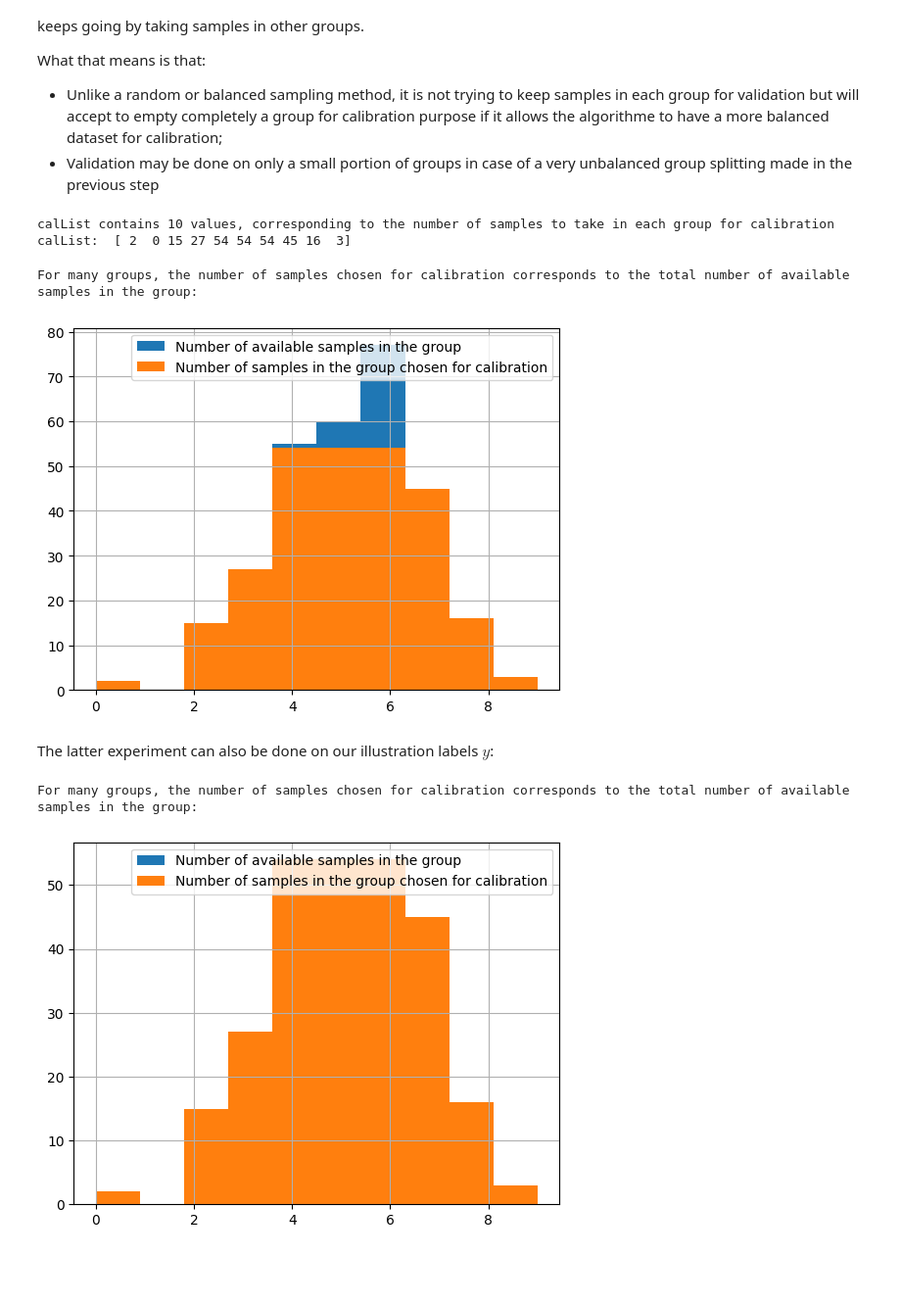
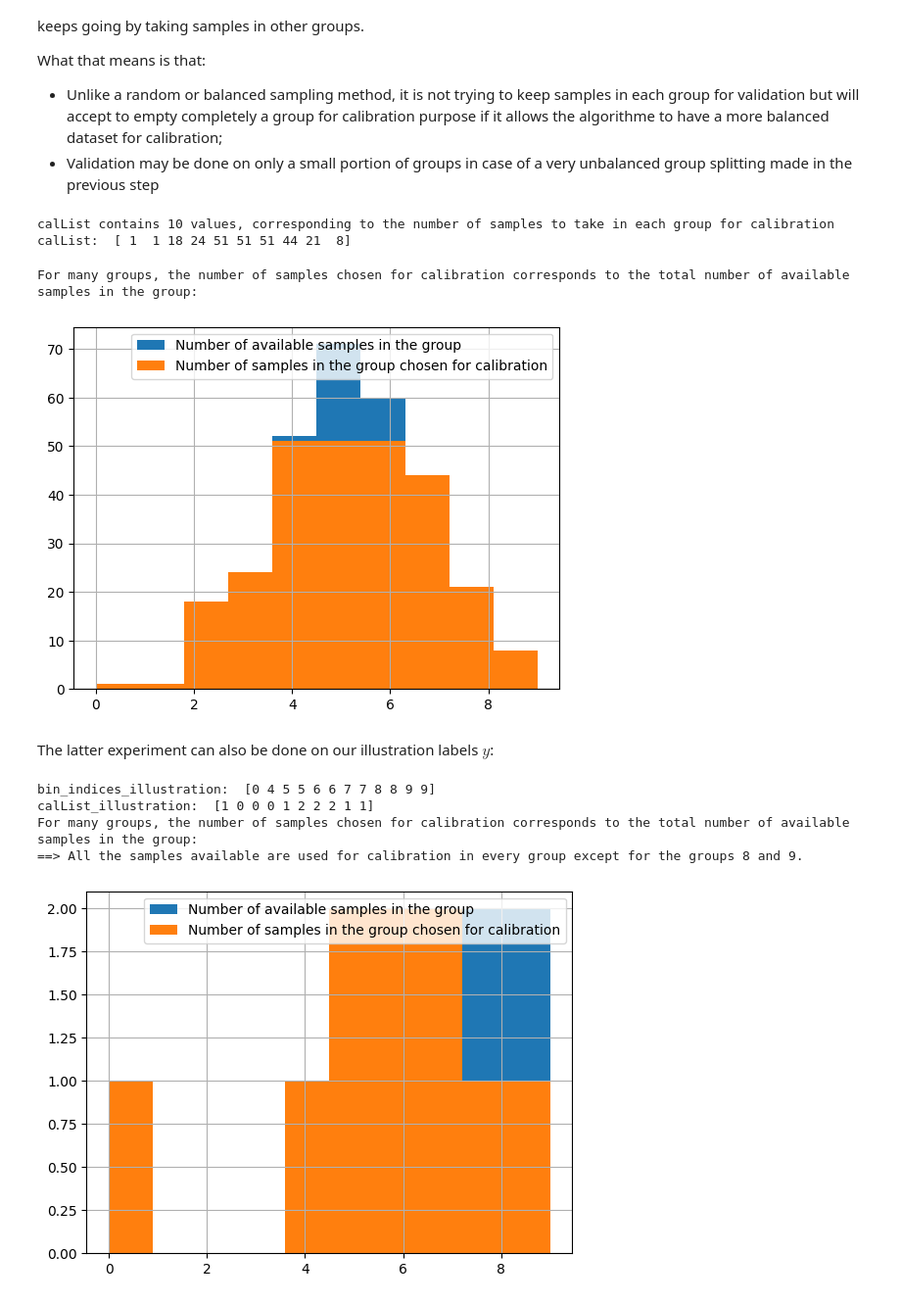
Before and after one commit to malerbe/Dual-sPLS, a Jupyter notebook: notebooks/calvalxy.ipynb, the cells around one changed output. Shown at 98% size. Cells and saved outputs as stored; diff of their text form; code cells hidden in the pictures; blank space fills up the shorter version.

```diff
--- a/notebooks/calvalxy.ipynb
+++ b/notebooks/calvalxy.ipynb
@@ -139,13 +139,13 @@ What that means is that:
 from dual_spls.callist import get_calList
 
 pcal = 90 # Let's take 90% of the available samples for calibration
-calList = get_calList(bin_indices, pcal, n_bins=n_bins).astype(int)
+calList = get_calList(bin_indices, pcal, n_bins=n_bins)
 
 print(f"calList contains {n_bins} values, corresponding to the number of samples to take in each group for calibration")
 print("calList: ", calList)
 # %% [output]
 calList contains 10 values, corresponding to the number of samples to take in each group for calibration
-calList:  [ 2  0 15 27 54 54 54 45 16  3]
+calList:  [ 1  1 18 24 51 51 51 44 21  8]
 # %%
 calList_repeat = []
 for bin_index in range(n_bins):
@@ -159,23 +159,30 @@ plt.legend()
 plt.grid()
 # %% [output]
 For many groups, the number of samples chosen for calibration corresponds to the total number of available samples in the group:
-[figure, old version]
+[figure, new version]
 # %% [markdown]
 The latter experiment can also be done on our illustration labels $y$:
 # %%
+print("bin_indices_illustration: ", bin_indices_illustration)
 pcal = 90 # Let's take 90% of the available samples for calibration
-calList_illustration = get_calList(bin_indices_illustration, pcal, n_bins=n_bins).astype(int)
+calList_illustration = get_calList(bin_indices_illustration, pcal, n_bins=n_bins)
 
 calList_repeat_illustration = []
 for bin_index in range(n_bins):
     for k in range(calList_illustration[bin_index]):
         calList_repeat_illustration.append(bin_index)
 
+print("calList_illustration: ", calList_illustration)
 print("For many groups, the number of samples chosen for calibration corresponds to the total number of available samples in the group: ")
 plt.hist(bin_indices_illustration, bins=10, label="Number of available samples in the group")
 plt.hist(calList_repeat_illustration, bins=10, label="Number of samples in the group chosen for calibration")
 plt.legend()
 plt.grid()
+
+print("==> All the samples available are used for calibration in every group except for the groups 8 and 9.")
 # %% [output]
+bin_indices_illustration:  [0 4 5 5 6 6 7 7 8 8 9 9]
+calList_illustration:  [1 0 0 0 1 2 2 2 1 1]
 For many groups, the number of samples chosen for calibration corresponds to the total number of available samples in the group:
+==> All the samples available are used for calibration in every group except for the groups 8 and 9.
-[figure, old version]
+[figure, new version]
```
Also changed, not shown: parts of 3 cells of this notebook.
